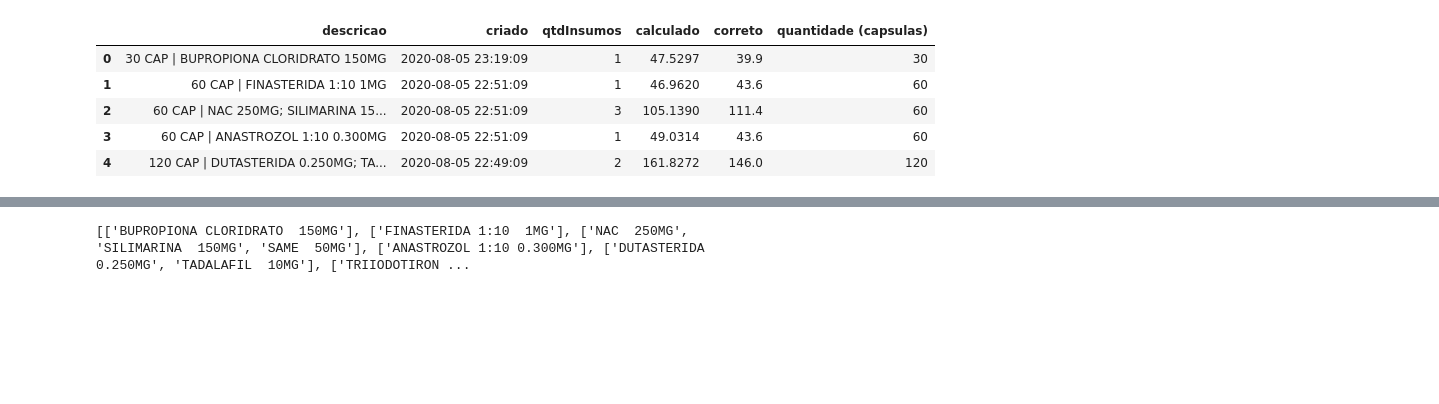
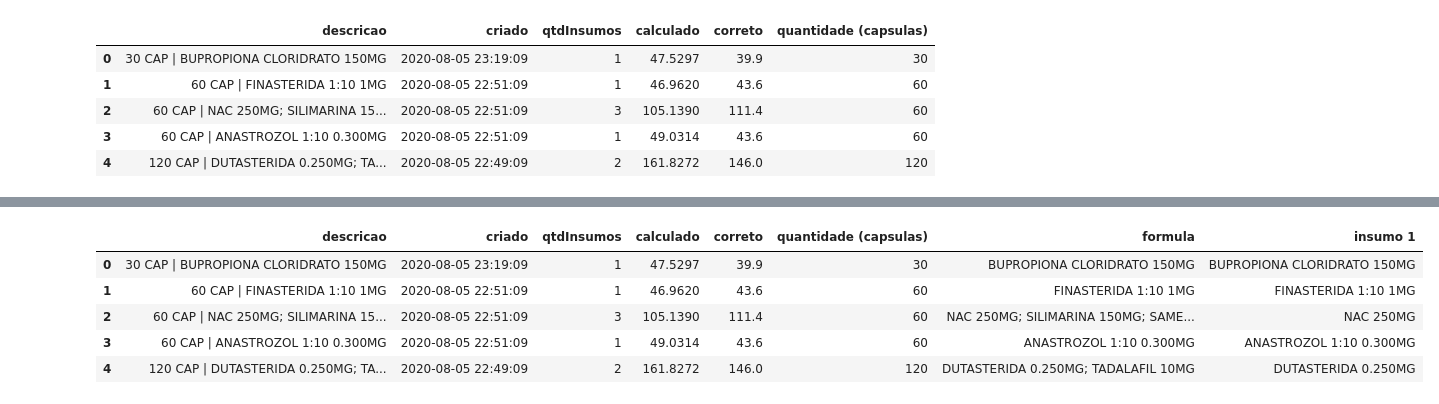
Before and after one commit to ivanbergon/Github_privado, a Jupyter notebook: Job projects/Manipulaê/Desafio Manipulaê - Ivan Berlim Gonçalves.ipynb, the cells around one changed output, grey strips where cells are left out. Drawn from its saved outputs; the diff is of its cells as text; code cells hidden in the pictures; blank space fills up the shorter version.

```diff
--- a/Job projects/Manipulaê/Desafio Manipulaê - Ivan Berlim Gonçalves.ipynb
+++ b/Job projects/Manipulaê/Desafio Manipulaê - Ivan Berlim Gonçalves.ipynb
@@ -106,9 +105,16 @@ df.head()
 # %%
 lst = []
 s = []
-for i in df.Formula:
+for i in df.formula:
     lst = i.split("; ")
-    s.append(lst)
-print(s)
+    s.append(lst[0])
+
+df['insumo 1'] = s
+df.head()
 # %% [output]
-[['BUPROPIONA CLORIDRATO  150MG'], ['FINASTERIDA 1:10  1MG'], ['NAC  250MG', 'SILIMARINA  150MG', 'SAME  50MG'], ['ANASTROZOL 1:10 0.300MG'], ['DUTASTERIDA 0.250MG', 'TADALAFIL  10MG'], ['TRIIODOTIRON ...
+|  | descricao | criado | qtdInsumos | calculado | correto | quantidade (capsulas) | formula | insumo 1 |
+| 0 | 30 CAP | BUPROPIONA CLORIDRATO 150MG | 2020-08-05 23:19:09 | 1 | 47.5297 | 39.9 | 30 | BUPROPIONA CLORIDRATO 150MG | BUPROPIONA CLORIDRATO 150MG |
+| 1 | 60 CAP | FINASTERIDA 1:10 1MG | 2020-08-05 22:51:09 | 1 | 46.9620 | 43.6 | 60 | FINASTERIDA 1:10 1MG | FINASTERIDA 1:10 1MG |
+| 2 | 60 CAP | NAC 250MG; SILIMARINA 15... | 2020-08-05 22:51:09 | 3 | 105.1390 | 111.4 | 60 | NAC 250MG; SILIMARINA 150MG; SAME... | NAC 250MG |
+| 3 | 60 CAP | ANASTROZOL 1:10 0.300MG | 2020-08-05 22:51:09 | 1 | 49.0314 | 43.6 | 60 | ANASTROZOL 1:10 0.300MG | ANASTROZOL 1:10 0.300MG |
+| 4 | 120 CAP | DUTASTERIDA 0.250MG; TA... | 2020-08-05 22:49:09 | 2 | 161.8272 | 146.0 | 120 | DUTASTERIDA 0.250MG; TADALAFIL 10MG | DUTASTERIDA 0.250MG |
```
Also changed, not shown: parts of 9 cells of this notebook.
